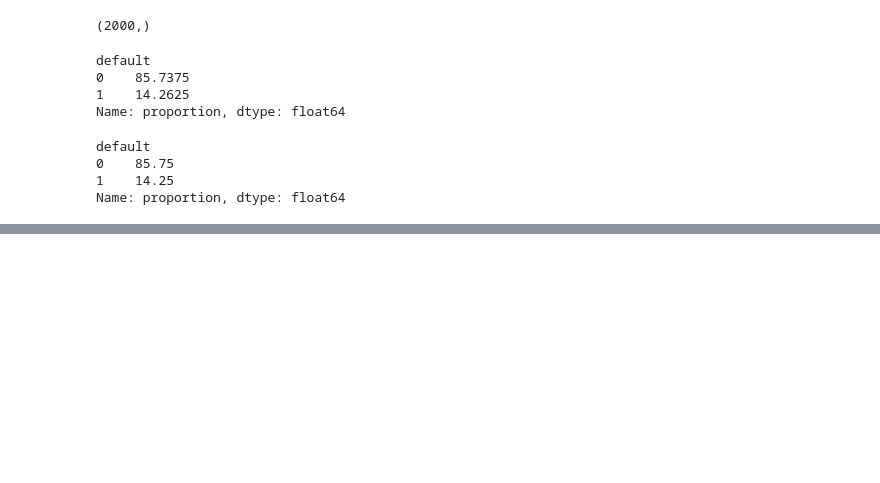
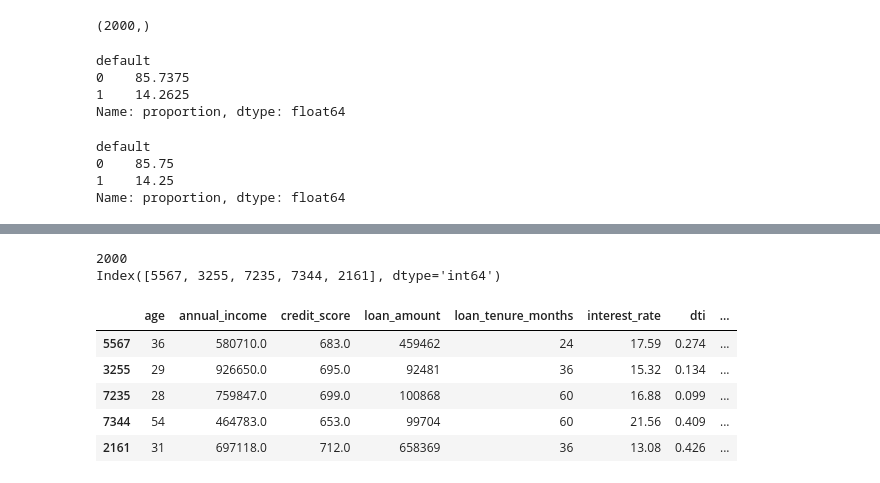
Before and after one commit to rashmi8kumari/Logistic-regression-practice-project, a Jupyter notebook: Logistic-regression-practice-project.ipynb, the cells around one changed output, grey strips where cells are left out. Saved outputs shown, nothing was run; the diff lists cells and outputs as text; code cells hidden in the pictures; blank space fills up the shorter version.

```diff
--- a/Logistic-regression-practice-project.ipynb
+++ b/Logistic-regression-practice-project.ipynb
@@ -136,0 +257,14 @@ NameError: name 'loan_default_data' is not defined
+# %%
+print(len(X_test))          # 2000 rows
+print(X_test.index[:5])     # Original labels
+
+X_test.head(5)
+# %% [output]
+2000
+Index([5567, 3255, 7235, 7344, 2161], dtype='int64')
+|  | age | annual_income | credit_score | loan_amount | loan_tenure_months | interest_rate | dti | ... |
+| 5567 | 36 | 580710.0 | 683.0 | 459462 | 24 | 17.59 | 0.274 | ... |
+| 3255 | 29 | 926650.0 | 695.0 | 92481 | 36 | 15.32 | 0.134 | ... |
+| 7235 | 28 | 759847.0 | 699.0 | 100868 | 60 | 16.88 | 0.099 | ... |
+| 7344 | 54 | 464783.0 | 653.0 | 99704 | 60 | 21.56 | 0.409 | ... |
+| 2161 | 31 | 697118.0 | 712.0 | 658369 | 36 | 13.08 | 0.426 | ... |
```
Also changed, not shown: parts of 21 cells of this notebook.
